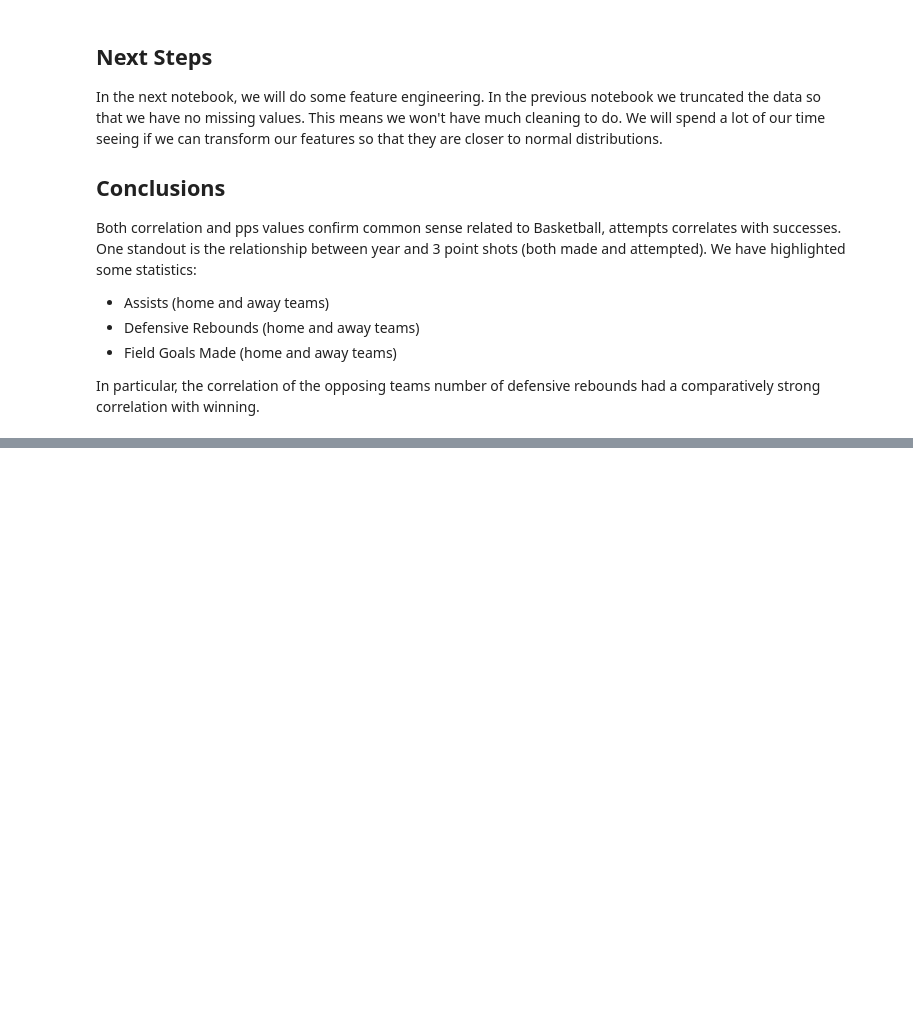
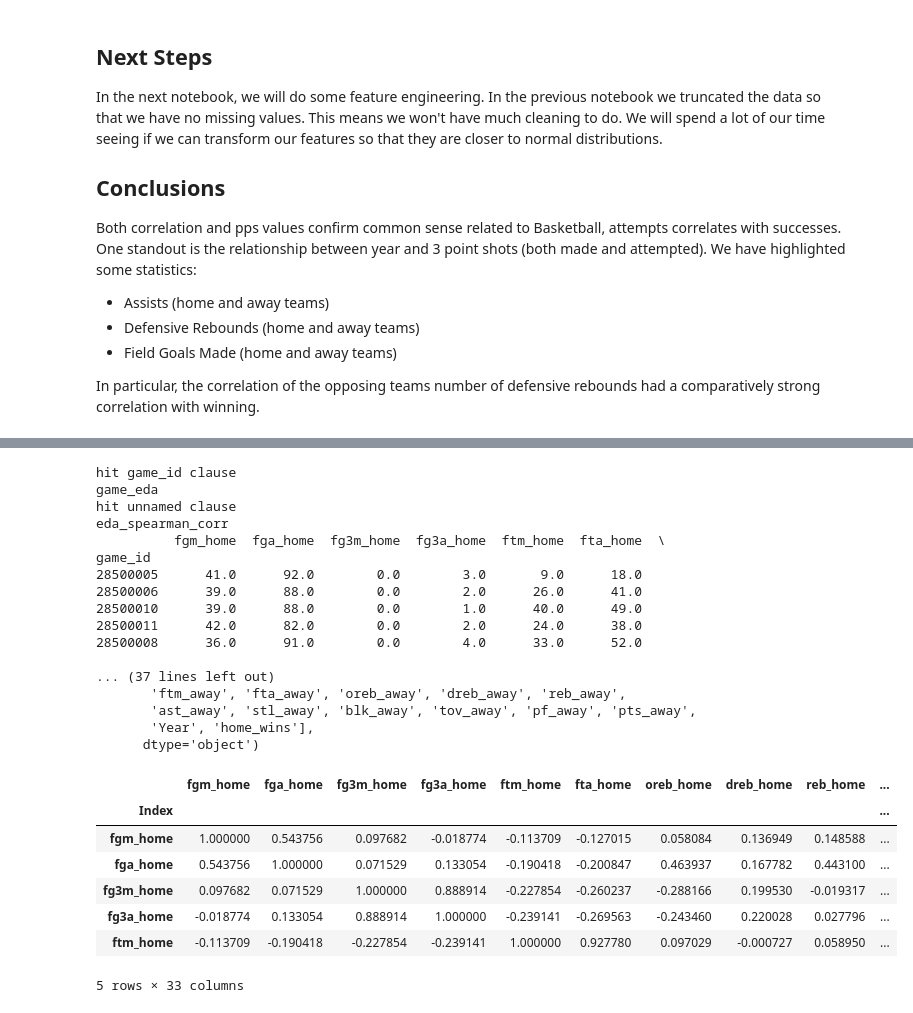
Before and after one commit to smtilson/pp5-ml-dashboard, a Jupyter notebook: jupyter_notebooks/03_Basic_Data_Analytics.ipynb, the cells around one changed output, grey strips where cells are left out. Drawn from its saved outputs; the diff is of its cells as text; code cells hidden in the pictures; blank space fills up the shorter version.

```diff
--- a/jupyter_notebooks/03_Basic_Data_Analytics.ipynb
+++ b/jupyter_notebooks/03_Basic_Data_Analytics.ipynb
@@ -418,0 +468,52 @@ In particular, the correlation of the opposing teams number of defensive rebound
+# %%
+BASE_DIR = '/workspace/pp5-ml-dashboard/outputs/'
+import pandas as pd
+def get_df(name:str, target_dir) -> pd.DataFrame:
+    if 'workspace' not in target_dir:
+        target_dir = BASE_DIR + target_dir
+    file_path = target_dir + '/' + name + '.csv'
+    df = pd.read_csv(file_path)
+    if "game_id" in df.columns:
+        print("hit game_id clause")
+        print(name)
+        df.set_index('game_id', inplace=True)
+    elif 'Unnamed: 0' in df.columns:
+        print("hit unnamed clause")
+        print(name)
+        df.rename(columns={'Unnamed: 0':'Index'}, inplace=True)
+        df.set_index('Index', inplace=True)
+    return df
+
+data = get_df('game_eda','datasets/clean/csv')
+corr_df = get_df('eda_spearman_corr','datasets/clean/csv')
+
+print(data.head())
+print(data.columns)
+print(corr_df.columns)
+corr_df.head()
+# %% [output]
+hit game_id clause
+game_eda
+hit unnamed clause
+eda_spearman_corr
+          fgm_home  fga_home  fg3m_home  fg3a_home  ftm_home  fta_home  \
+game_id
+28500005      41.0      92.0        0.0        3.0       9.0      18.0
+28500006      39.0      88.0        0.0        2.0      26.0      41.0
+28500010      39.0      88.0        0.0        1.0      40.0      49.0
+28500011      42.0      82.0        0.0        2.0      24.0      38.0
+28500008      36.0      91.0        0.0        4.0      33.0      52.0
+
+... (37 lines left out)
+       'ftm_away', 'fta_away', 'oreb_away', 'dreb_away', 'reb_away',
+       'ast_away', 'stl_away', 'blk_away', 'tov_away', 'pf_away', 'pts_away',
+       'Year', 'home_wins'],
+      dtype='object')
+|  | fgm_home | fga_home | fg3m_home | fg3a_home | ftm_home | fta_home | oreb_home | dreb_home | reb_home | ... |
+| Index |  |  |  |  |  |  |  |  |  | ... |
+| fgm_home | 1.000000 | 0.543756 | 0.097682 | -0.018774 | -0.113709 | -0.127015 | 0.058084 | 0.136949 | 0.148588 | ... |
+| fga_home | 0.543756 | 1.000000 | 0.071529 | 0.133054 | -0.190418 | -0.200847 | 0.463937 | 0.167782 | 0.443100 | ... |
+| fg3m_home | 0.097682 | 0.071529 | 1.000000 | 0.888914 | -0.227854 | -0.260237 | -0.288166 | 0.199530 | -0.019317 | ... |
+| fg3a_home | -0.018774 | 0.133054 | 0.888914 | 1.000000 | -0.239141 | -0.269563 | -0.243460 | 0.220028 | 0.027796 | ... |
+| ftm_home | -0.113709 | -0.190418 | -0.227854 | -0.239141 | 1.000000 | 0.927780 | 0.097029 | -0.000727 | 0.058950 | ... |
+5 rows × 33 columns
```
Also changed, not shown: parts of 5 cells of this notebook, 3 other files.
